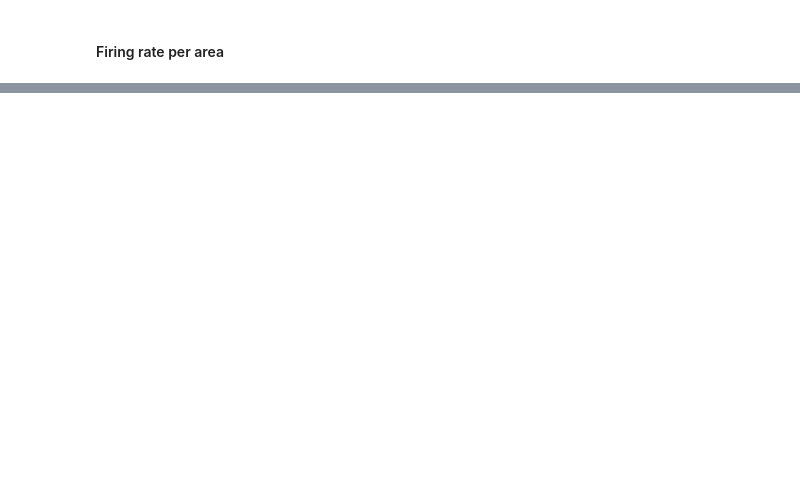
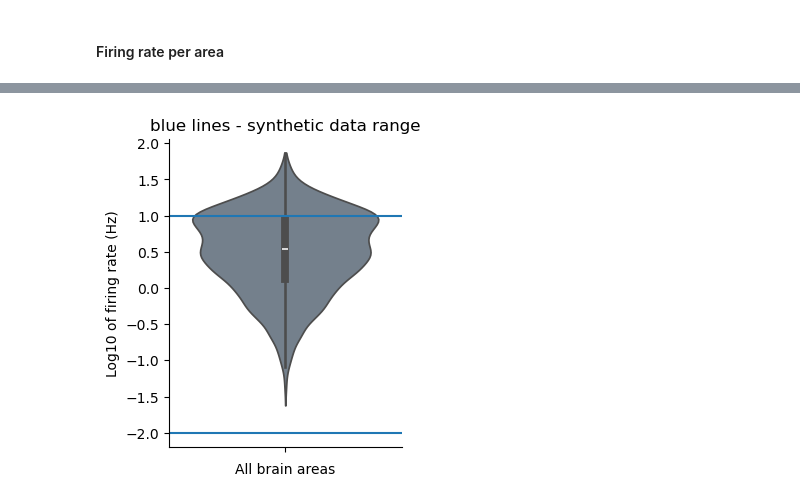
Before and after one commit to iinnpp/isttc, a Jupyter notebook: notebooks/mice/plot_dataset_info.ipynb, the cells around one changed output, grey strips where cells are left out. Saved outputs shown, nothing was run; the diff lists cells and outputs as text; code cells hidden in the pictures; blank space fills up the shorter version.

```diff
--- a/notebooks/mice/plot_dataset_info.ipynb
+++ b/notebooks/mice/plot_dataset_info.ipynb
@@ -47 +45,5 @@ min_to_keep = 1
+# %%
+regenerate = False
+
+min_to_keep = 30
 # %%
@@ -93,4 +104,4 @@ units_subset_df_quality.to_pickle(dataset_folder + 'cut_' + str(min_to_keep) + '
 # %%
-save_fig = False
+save_fig = True
 # %% [markdown]
 #### Number of units per area
@@ -144,0 +181,18 @@ if save_fig:
+# %%
+fig, axes = plt.subplots(1, 1, figsize=(3,4))
+
+sns.violinplot(ax=axes, y='fr_hz_spont_30min_log10', data=units_subset_df_quality,
+               cut=0, density_norm='width', color='slategray')
+axes.set_xlabel('All brain areas')
+axes.set_ylabel('Log10 of firing rate (Hz)')
+axes.axhline(y=np.log10(0.01))
+axes.axhline(y=np.log10(10))
+axes.set_title('blue lines - synthetic data range')
+
+sns.despine()
+
+if save_fig:
+    plt.savefig(fig_folder + 'fr_all_area.png' , bbox_inches='tight', dpi=300)
+    plt.savefig(fig_folder + 'fr_all_area.svg' , bbox_inches='tight')
+# %% [output]
+[figure, added]
```
Also changed, not shown: parts of 14 cells of this notebook, 1 other file.
